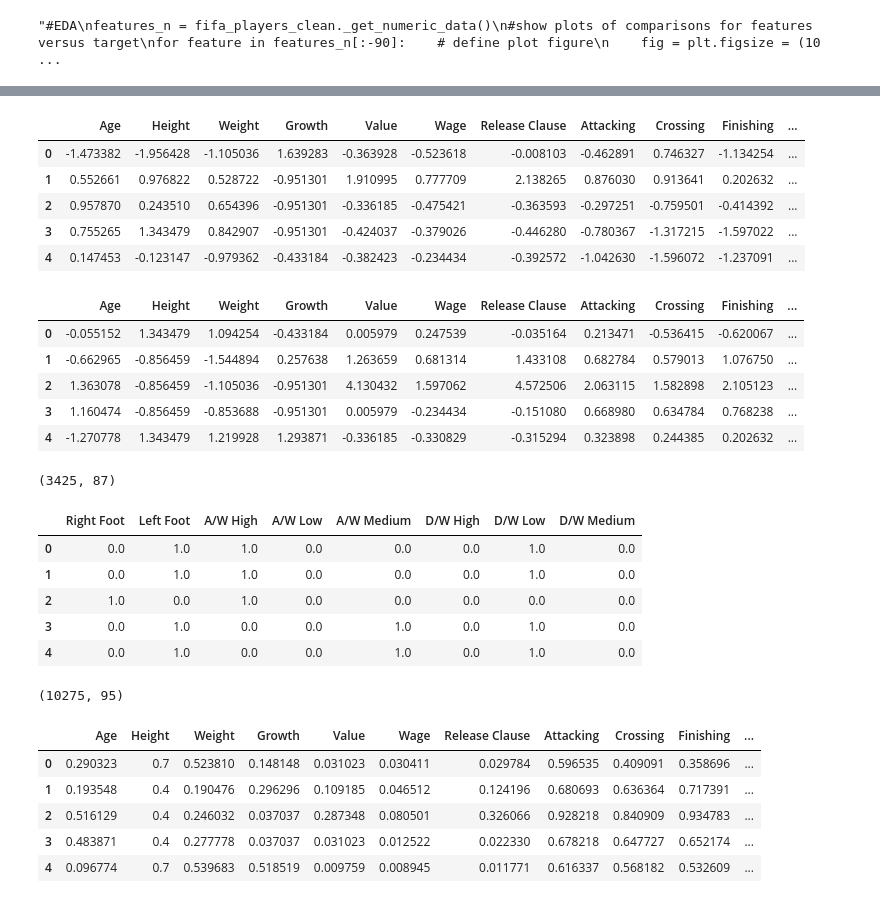
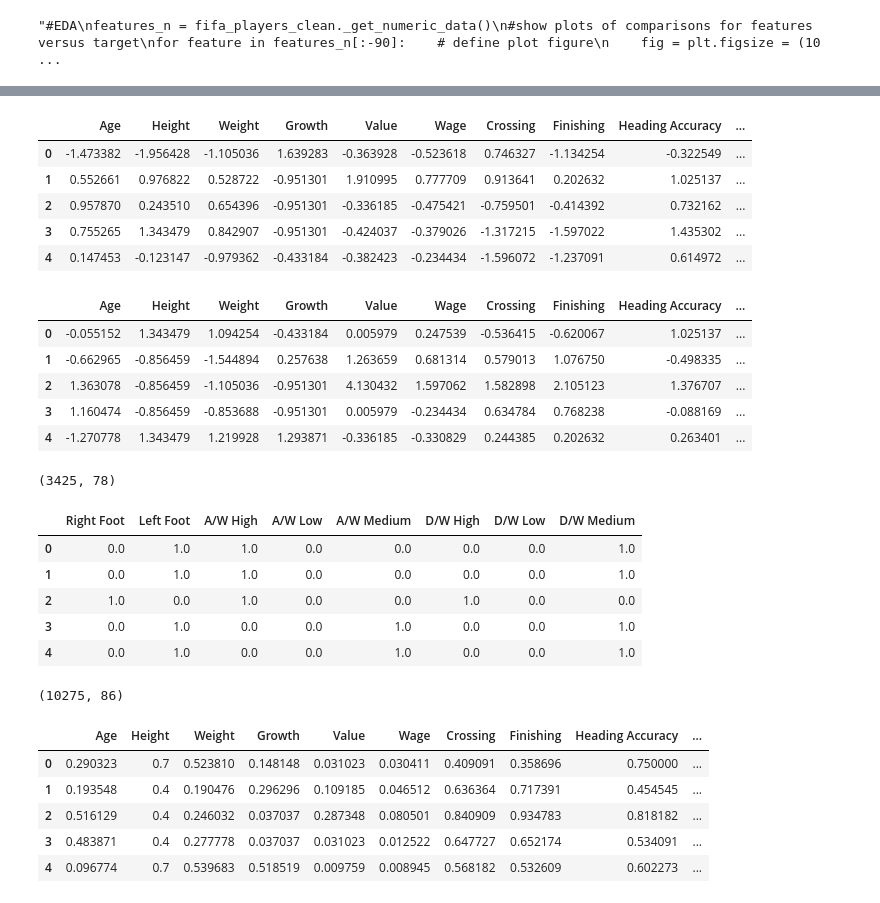
Before and after one commit to inesrondeau/FIFA_21-Data-Diving, a Jupyter notebook: FIFA_I.ipynb, the cells around one changed output, grey strips where cells are left out. Drawn from its saved outputs; the diff is of its cells as text; code cells hidden in the pictures.

Commit message:
FIFA

```diff
--- a/FIFA_I.ipynb
+++ b/FIFA_I.ipynb
@@ -41,7 +41,7 @@ pd.set_option('display.max_colwidth', None)
 Read the data into an operable dataframe.
 # %%
 # Read data into a pandas dataframe
-fifa_players = pd.read_csv('C:/Users/Ish/Documents/Ironhack Bootcamp/Unit 2/Day 1/L2.01/fifa21_training.csv')
+fifa_players = pd.read_csv('fifa21_training.csv')
 
 # Preview the data
 fifa_players.head()
@@ -279,6 +279,7 @@ fifa_players_clean[['LS', 'ST', 'RS', 'LW', 'LF', 'CF', 'RF',
        'RW', 'LAM', 'CAM', 'RAM', 'LM', 'LCM', 'CM', 'RCM', 'RM', 'LWB', 'LDM',
        'CDM', 'RDM', 'RWB', 'LB', 'LCB', 'CB', 'RCB', 'RB', 'GK']] = player_position_vals
 
+fifa_players_clean = fifa_players_clean.drop_duplicates()
 fifa_players_clean.isnull().sum()
 # %% [output]
 Age                  0
@@ -385,6 +376,6 @@ See the caveats in the documentation: https://pandas.pydata.org/pandas-docs/stab
 # %%
 # Split data into Feature and target sets
-X = fifa_players_clean.drop(['OVA','Position'], axis = 1)
+X = fifa_players_clean.drop(['OVA','Position', 'Attacking', 'Skill', 'Movement','Power','Mentality','Defending','Goalkeeping', "Release Clause", 'Base Stats'], axis = 1)
 y = fifa_players_clean['OVA']
 # %%
 #Split data into training and testing data
@@ -403,23 +394,23 @@ StandardTransformer = StandardScaler().fit(X_train_numericals)
 X_stand = pd.DataFrame(StandardTransformer.transform(X_train_numericals), columns = X_train_numericals.columns)
 X_stand.head()
 # %% [output]
-|  | Age | Height | Weight | Growth | Value | Wage | Release Clause | Attacking | Crossing | Finishing | ... |
-| 0 | -1.473382 | -1.956428 | -1.105036 | 1.639283 | -0.363928 | -0.523618 | -0.008103 | -0.462891 | 0.746327 | -1.134254 | ... |
-| 1 | 0.552661 | 0.976822 | 0.528722 | -0.951301 | 1.910995 | 0.777709 | 2.138265 | 0.876030 | 0.913641 | 0.202632 | ... |
-| 2 | 0.957870 | 0.243510 | 0.654396 | -0.951301 | -0.336185 | -0.475421 | -0.363593 | -0.297251 | -0.759501 | -0.414392 | ... |
-| 3 | 0.755265 | 1.343479 | 0.842907 | -0.951301 | -0.424037 | -0.379026 | -0.446280 | -0.780367 | -1.317215 | -1.597022 | ... |
-| 4 | 0.147453 | -0.123147 | -0.979362 | -0.433184 | -0.382423 | -0.234434 | -0.392572 | -1.042630 | -1.596072 | -1.237091 | ... |
+|  | Age | Height | Weight | Growth | Value | Wage | Crossing | Finishing | Heading Accuracy | ... |
+| 0 | -1.473382 | -1.956428 | -1.105036 | 1.639283 | -0.363928 | -0.523618 | 0.746327 | -1.134254 | -0.322549 | ... |
+| 1 | 0.552661 | 0.976822 | 0.528722 | -0.951301 | 1.910995 | 0.777709 | 0.913641 | 0.202632 | 1.025137 | ... |
+| 2 | 0.957870 | 0.243510 | 0.654396 | -0.951301 | -0.336185 | -0.475421 | -0.759501 | -0.414392 | 0.732162 | ... |
+| 3 | 0.755265 | 1.343479 | 0.842907 | -0.951301 | -0.424037 | -0.379026 | -1.317215 | -1.597022 | 1.435302 | ... |
+| 4 | 0.147453 | -0.123147 | -0.979362 | -0.433184 | -0.382423 | -0.234434 | -1.596072 | -1.237091 | 0.614972 | ... |
 # %%
 # Standardize the test data
 X_stand_test = pd.DataFrame(StandardTransformer.transform(X_test_numericals), columns = X_train_numericals.columns)
 X_stand_test.head()
 # %% [output]
-|  | Age | Height | Weight | Growth | Value | Wage | Release Clause | Attacking | Crossing | Finishing | ... |
-| 0 | -0.055152 | 1.343479 | 1.094254 | -0.433184 | 0.005979 | 0.247539 | -0.035164 | 0.213471 | -0.536415 | -0.620067 | ... |
-| 1 | -0.662965 | -0.856459 | -1.544894 | 0.257638 | 1.263659 | 0.681314 | 1.433108 | 0.682784 | 0.579013 | 1.076750 | ... |
-| 2 | 1.363078 | -0.856459 | -1.105036 | -0.951301 | 4.130432 | 1.597062 | 4.572506 | 2.063115 | 1.582898 | 2.105123 | ... |
-| 3 | 1.160474 | -0.856459 | -0.853688 | -0.951301 | 0.005979 | -0.234434 | -0.151080 | 0.668980 | 0.634784 | 0.768238 | ... |
-| 4 | -1.270778 | 1.343479 | 1.219928 | 1.293871 | -0.336185 | -0.330829 | -0.315294 | 0.323898 | 0.244385 | 0.202632 | ... |
+|  | Age | Height | Weight | Growth | Value | Wage | Crossing | Finishing | Heading Accuracy | ... |
+| 0 | -0.055152 | 1.343479 | 1.094254 | -0.433184 | 0.005979 | 0.247539 | -0.536415 | -0.620067 | 1.025137 | ... |
+| 1 | -0.662965 | -0.856459 | -1.544894 | 0.257638 | 1.263659 | 0.681314 | 0.579013 | 1.076750 | -0.498335 | ... |
+| 2 | 1.363078 | -0.856459 | -1.105036 | -0.951301 | 4.130432 | 1.597062 | 1.582898 | 2.105123 | 1.376707 | ... |
+| 3 | 1.160474 | -0.856459 | -0.853688 | -0.951301 | 0.005979 | -0.234434 | 0.634784 | 0.768238 | -0.088169 | ... |
+| 4 | -1.270778 | 1.343479 | 1.219928 | 1.293871 | -0.336185 | -0.330829 | 0.244385 | 0.202632 | 0.263401 | ... |
 # %%
 # normalize the data with MinMaxSCaler
 MinMaxTransformer = MinMaxScaler().fit(X_train_numericals)
@@ -430,7 +421,7 @@ X_norms_test = pd.DataFrame(MinMaxTransformer.transform(X_test_numericals), colu
 
 X_norms_test.shape
 # %% [output]
-(3425, 87)
+(3425, 78)
 # %%
 # Create encoder to convert categorical values to numerical
 X_encoder = OneHotEncoder().fit(X_train_categoricals)
@@ -438,42 +429,42 @@ X_encoder = OneHotEncoder().fit(X_train_categoricals)
 # encode training data as array
 X_train_encoded = X_encoder.transform(X_train_categoricals).toarray()
 
-new_headers = (['Right Foot', 'Left Foot'],['A/W High', 'A/W Low', 'A/W Medium', 'A/W nan'],['D/W High', 'D/W Low', 'D/W Medium'])
+new_headers = (['Right Foot', 'Left Foot'],['A/W High', 'A/W Low', 'A/W Medium', 'A/W nan'],['D/W High', 'D/W Low', 'D/W Medium', 'X'])
 
 category_columns = []
 for columns in new_headers:
     for column_header in columns:
         category_columns.append(column_header)
 X_train_encoded = pd.DataFrame(X_train_encoded, columns = category_columns)
-X_train_encoded.drop(['A/W nan'], axis = 1, inplace= True)
+X_train_encoded.drop(['A/W nan', 'X'], axis = 1, inplace= True)
 # %%
 # Prepare Testing data
 X_test_encoded = X_encoder.transform(X_test_categoricals).toarray()
 
-new_headers = (['Right Foot', 'Left Foot'],['A/W High', 'A/W Low', 'A/W Medium', 'A/W nan'],['D/W High', 'D/W Low', 'D/W Medium'])
+new_headers = (['Right Foot', 'Left Foot'],['A/W High', 'A/W Low', 'A/W Medium', 'A/W nan'],['D/W High', 'D/W Low', 'D/W Medium', 'X'])
 
 category_columns = []
 for columns in new_headers:
     for column_header in columns:
         category_columns.append(column_header)
 
 X_test_encoded = pd.DataFrame(X_test_encoded, columns = category_columns)
-X_test_encoded.drop(['A/W nan'], axis = 1, inplace = True)
+X_test_encoded.drop(['A/W nan', 'X'], axis = 1, inplace = True)
 X_test_encoded.head()
 # %% [output]
 |  | Right Foot | Left Foot | A/W High | A/W Low | A/W Medium | D/W High | D/W Low | D/W Medium |
-| 0 | 0.0 | 1.0 | 1.0 | 0.0 | 0.0 | 0.0 | 1.0 | 0.0 |
-| 1 | 0.0 | 1.0 | 1.0 | 0.0 | 0.0 | 0.0 | 1.0 | 0.0 |
-| 2 | 1.0 | 0.0 | 1.0 | 0.0 | 0.0 | 0.0 | 0.0 | 0.0 |
-| 3 | 0.0 | 1.0 | 0.0 | 0.0 | 1.0 | 0.0 | 1.0 | 0.0 |
-| 4 | 0.0 | 1.0 | 0.0 | 0.0 | 1.0 | 0.0 | 1.0 | 0.0 |
+| 0 | 0.0 | 1.0 | 1.0 | 0.0 | 0.0 | 0.0 | 0.0 | 1.0 |
+| 1 | 0.0 | 1.0 | 1.0 | 0.0 | 0.0 | 0.0 | 0.0 | 1.0 |
+| 2 | 1.0 | 0.0 | 1.0 | 0.0 | 0.0 | 1.0 | 0.0 | 0.0 |
+| 3 | 0.0 | 1.0 | 0.0 | 0.0 | 1.0 | 0.0 | 0.0 | 1.0 |
+| 4 | 0.0 | 1.0 | 0.0 | 0.0 | 1.0 | 0.0 | 0.0 | 1.0 |
 # %%
 # Merge X training data in two sets for training
 X_train_norm = pd.concat([X_norms,X_train_encoded], axis = 1)
 X_train_stand = pd.concat([X_stand ,X_train_encoded], axis = 1)
 X_train_norm.shape
 # %% [output]
-(10275, 95)
+(10275, 86)
 # %%
 # Merge X testing data in two sets for testing
 X_test_norm = pd.concat([X_norms_test, X_test_encoded], axis = 1)
@@ -481,12 +472,12 @@ X_test_stand = pd.concat([X_stand_test, X_test_encoded], axis = 1)
 
 X_test_norm.head()
 # %% [output]
-|  | Age | Height | Weight | Growth | Value | Wage | Release Clause | Attacking | Crossing | Finishing | ... |
-| 0 | 0.290323 | 0.7 | 0.523810 | 0.148148 | 0.031023 | 0.030411 | 0.029784 | 0.596535 | 0.409091 | 0.358696 | ... |
-| 1 | 0.193548 | 0.4 | 0.190476 | 0.296296 | 0.109185 | 0.046512 | 0.124196 | 0.680693 | 0.636364 | 0.717391 | ... |
-| 2 | 0.516129 | 0.4 | 0.246032 | 0.037037 | 0.287348 | 0.080501 | 0.326066 | 0.928218 | 0.840909 | 0.934783 | ... |
-| 3 | 0.483871 | 0.4 | 0.277778 | 0.037037 | 0.031023 | 0.012522 | 0.022330 | 0.678218 | 0.647727 | 0.652174 | ... |
-| 4 | 0.096774 | 0.7 | 0.539683 | 0.518519 | 0.009759 | 0.008945 | 0.011771 | 0.616337 | 0.568182 | 0.532609 | ... |
+|  | Age | Height | Weight | Growth | Value | Wage | Crossing | Finishing | Heading Accuracy | ... |
+| 0 | 0.290323 | 0.7 | 0.523810 | 0.148148 | 0.031023 | 0.030411 | 0.409091 | 0.358696 | 0.750000 | ... |
+| 1 | 0.193548 | 0.4 | 0.190476 | 0.296296 | 0.109185 | 0.046512 | 0.636364 | 0.717391 | 0.454545 | ... |
+| 2 | 0.516129 | 0.4 | 0.246032 | 0.037037 | 0.287348 | 0.080501 | 0.840909 | 0.934783 | 0.818182 | ... |
+| 3 | 0.483871 | 0.4 | 0.277778 | 0.037037 | 0.031023 | 0.012522 | 0.647727 | 0.652174 | 0.534091 | ... |
+| 4 | 0.096774 | 0.7 | 0.539683 | 0.518519 | 0.009759 | 0.008945 | 0.568182 | 0.532609 | 0.602273 | ... |
 # %%
 # train Model 1 on normalized numerical data
 
```
Also changed, not shown: parts of 8 cells of this notebook, 1 other file.
